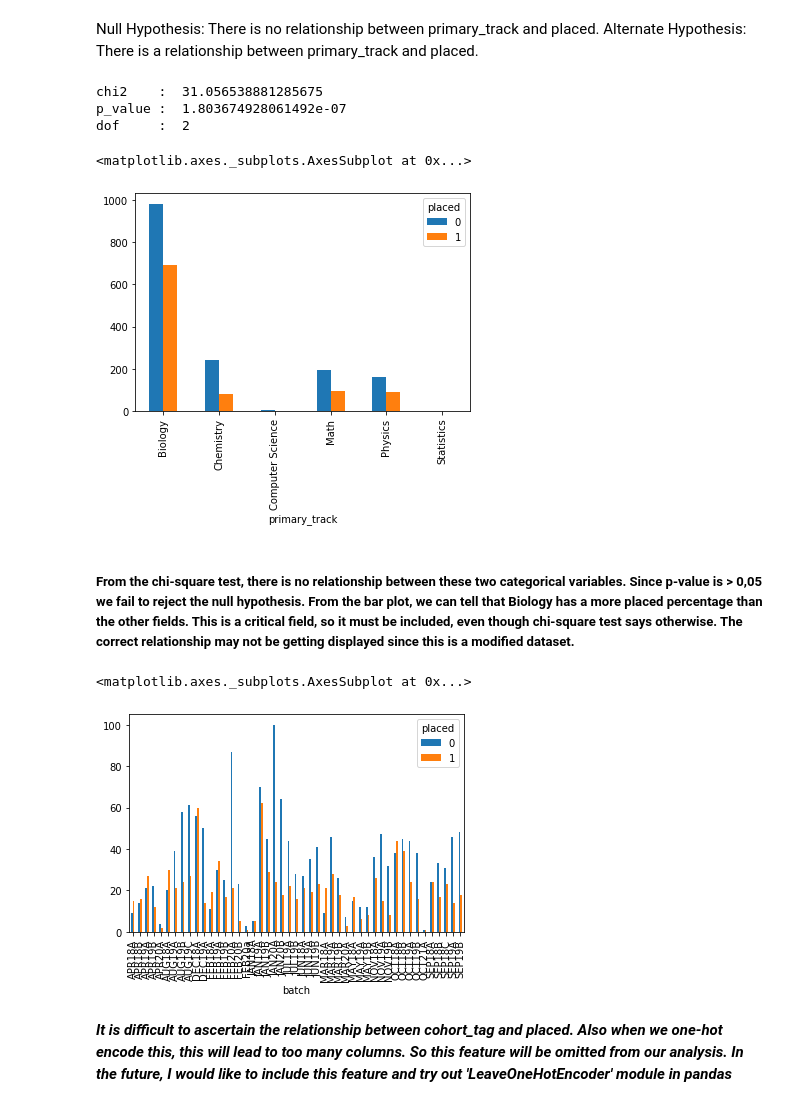
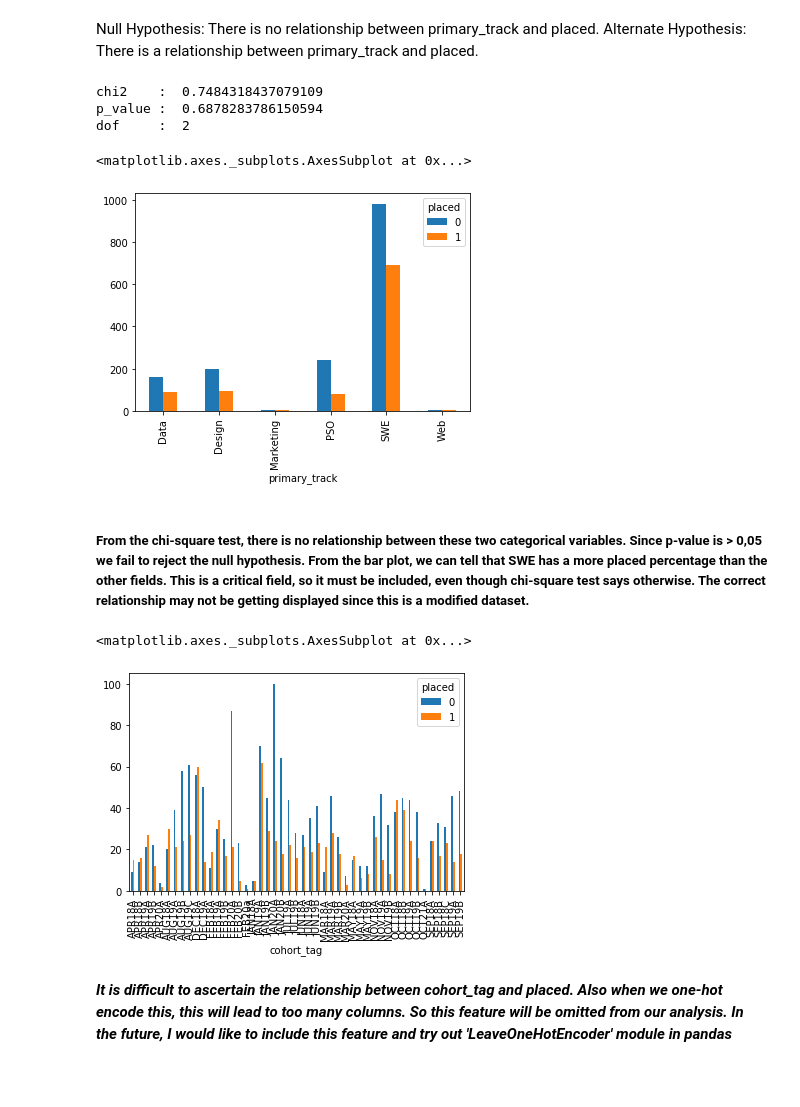
Before and after one commit to riyasebastiands/training_program_hireability, a Jupyter notebook: Training_program_hireability.ipynb, the cells around one changed output. Drawn from its saved outputs; the diff is of its cells as text; code cells hidden in the pictures; blank space fills up the shorter version.

```diff
--- a/Training_program_hireability.ipynb
+++ b/Training_program_hireability.ipynb
@@ -34,7 +34,7 @@ import statsmodels.api as sm
 #Read excel data into dataframe
 
 
-hireability_df = pd.read_excel('/Users/riyasebastian/Desktop/Data_training_program.xlsx')
+hireability_df = pd.read_excel('/Users/riyasebastian/Desktop/Data_Pathrise.xlsx')
 # %%
 #View first 10 rows of new dataframe
 
@@ -196,21 +196,21 @@ print("chi2    : " ,chi2 )
 print("p_value : " , p)
 print("dof     : " , dof)
 # %% [output]
-chi2    :  31.056538881285675
-p_value :  1.803674928061492e-07
+chi2    :  0.7484318437079109
+p_value :  0.6878283786150594
 dof     :  2
 # %%
 pd.crosstab(df.primary_track,df.placed).plot(kind='bar')
 # %% [output]
 <matplotlib.axes._subplots.AxesSubplot at 0x...>
-[figure, old version]
+[figure, new version]
 # %% [markdown]
-##### From the chi-square test, there is no relationship between these two categorical variables. Since p-value is > 0,05 we fail to reject the null hypothesis. From the bar plot, we can tell that Biology has a more placed percentage than the other fields. This is a critical field, so it must be included, even though chi-square test says otherwise. The correct relationship may not be getting displayed since this is a modified dataset.
+##### From the chi-square test, there is no relationship between these two categorical variables. Since p-value is > 0,05 we fail to reject the null hypothesis. From the bar plot, we can tell that SWE has a more placed percentage than the other fields. This is a critical field, so it must be included, even though chi-square test says otherwise. The correct relationship may not be getting displayed since this is a modified dataset.
 # %%
-pd.crosstab(df.batch,hireability_df.placed).plot(kind='bar')
+pd.crosstab(df.cohort_tag,hireability_df.placed).plot(kind='bar')
 # %% [output]
 <matplotlib.axes._subplots.AxesSubplot at 0x...>
-[figure, old version]
+[figure, new version]
 # %% [markdown]
 ***It is difficult to ascertain the relationship between cohort_tag and placed. Also when we one-hot encode this, this will lead to too many columns. So this feature will be omitted from our analysis.
 In the future, I would like to include this feature and try out 'LeaveOneHotEncoder' module in pandas***
```
Also changed, not shown: parts of 23 cells of this notebook.
